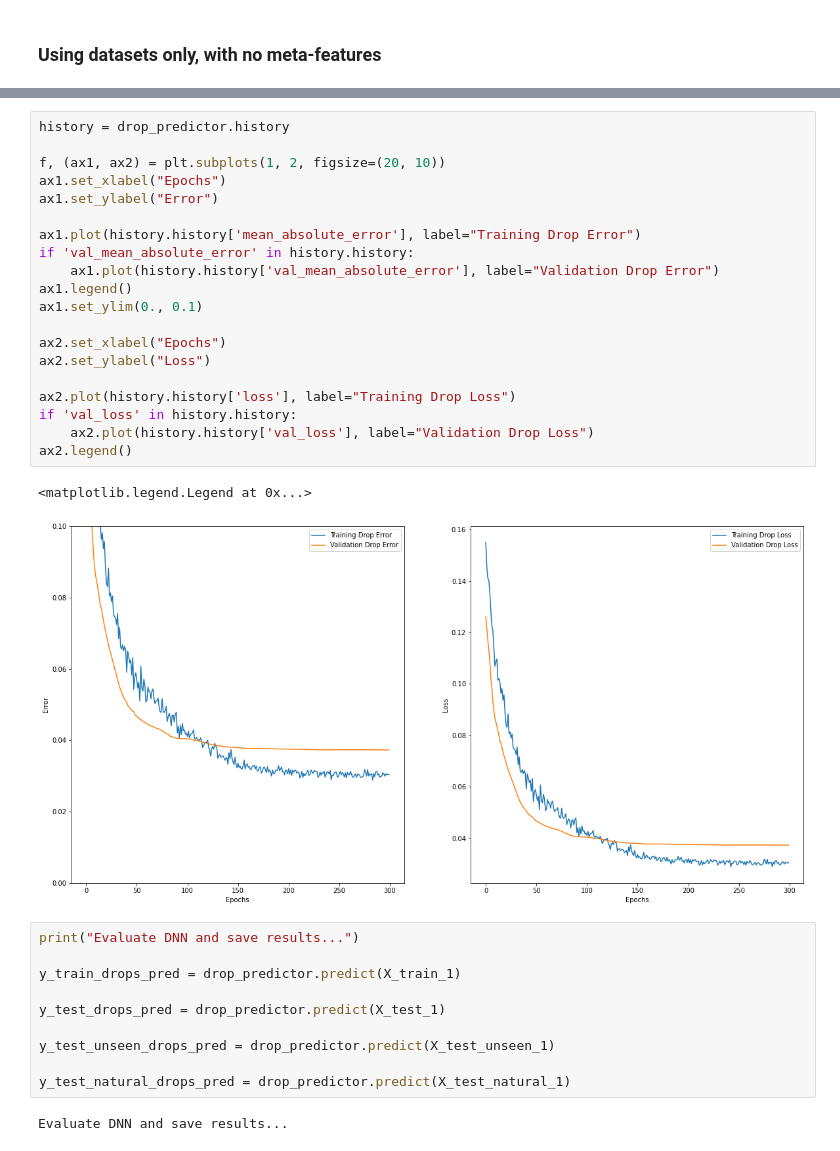
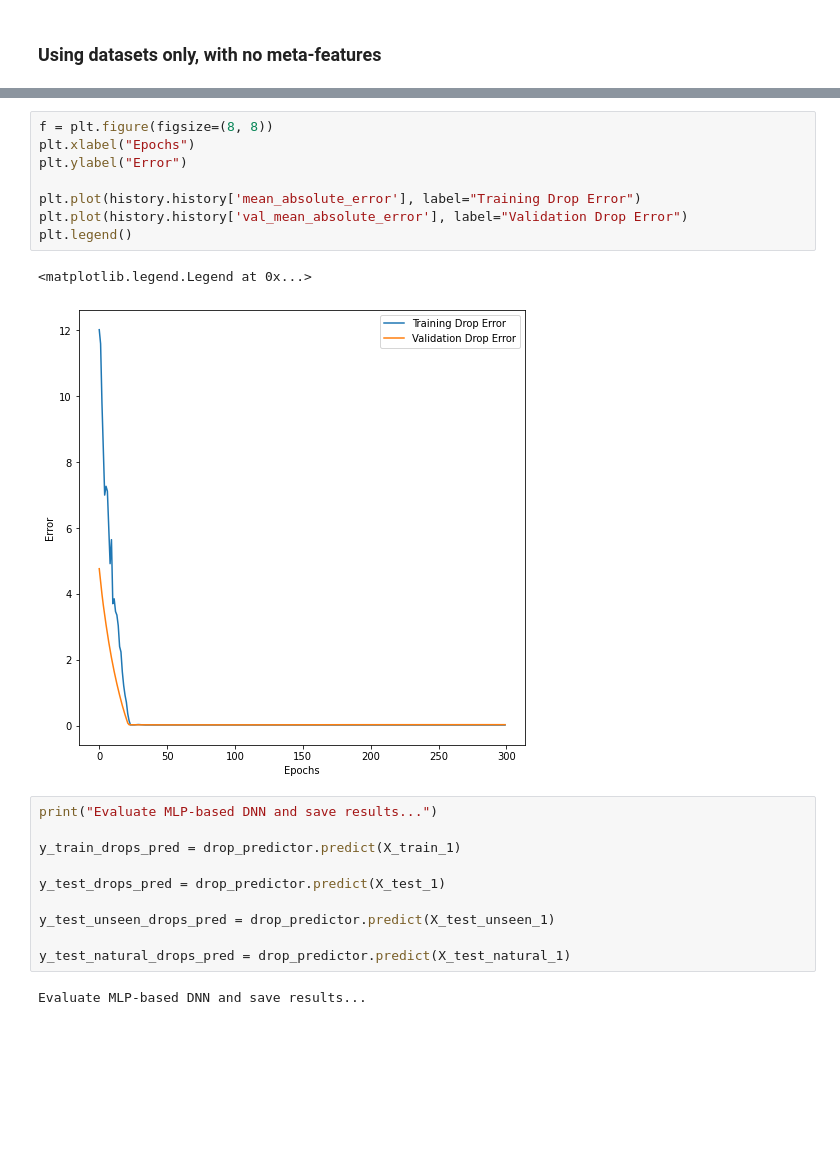
Before and after one commit to dataiku-research/dnn_performance_drop_prediction, a Jupyter notebook: dnn_performance_drop_prediction.ipynb, the cells around one changed output, grey strips where cells are left out. Saved outputs shown, nothing was run; the diff lists cells and outputs as text; blank space fills up the shorter version.

```diff
--- a/dnn_performance_drop_prediction.ipynb
+++ b/dnn_performance_drop_prediction.ipynb
@@ -482,28 +317,16 @@ Epoch 00300: val_loss improved from 0.03729 to 0.03729, saving model to ./mdc_ne
-# %%
-history = drop_predictor.history
-
-f, (ax1, ax2) = plt.subplots(1, 2, figsize=(20, 10))
-ax1.set_xlabel("Epochs")
-ax1.set_ylabel("Error")
-
-ax1.plot(history.history['mean_absolute_error'], label="Training Drop Error")
-if 'val_mean_absolute_error' in history.history:
-    ax1.plot(history.history['val_mean_absolute_error'], label="Validation Drop Error")
-ax1.legend()
-ax1.set_ylim(0., 0.1)
-
-ax2.set_xlabel("Epochs")
-ax2.set_ylabel("Loss")
-
-ax2.plot(history.history['loss'], label="Training Drop Loss")
-if 'val_loss' in history.history:
-    ax2.plot(history.history['val_loss'], label="Validation Drop Loss")
-ax2.legend()
-# %% [output]
-<matplotlib.legend.Legend at 0x...>
-[figure, removed]
+# %%
+f = plt.figure(figsize=(8, 8))
+plt.xlabel("Epochs")
+plt.ylabel("Error")
+
+plt.plot(history.history['mean_absolute_error'], label="Training Drop Error")
+plt.plot(history.history['val_mean_absolute_error'], label="Validation Drop Error")
+plt.legend()
+# %% [output]
+<matplotlib.legend.Legend at 0x...>
+[figure, added]
 # %%
-print("Evaluate DNN and save results...")
+print("Evaluate MLP-based DNN and save results...")
 
 y_train_drops_pred = drop_predictor.predict(X_train_1)
 
@@ -513,7 +336,7 @@ y_test_unseen_drops_pred = drop_predictor.predict(X_test_unseen_1)
 
 y_test_natural_drops_pred = drop_predictor.predict(X_test_natural_1)
 # %% [output]
-Evaluate DNN and save results...
+Evaluate MLP-based DNN and save results...
 # %%
 mean_absolute_error(y_train, y_train_drops_pred)
 # %% [output]
```
Also changed, not shown: parts of 29 cells of this notebook, 1 other file.
